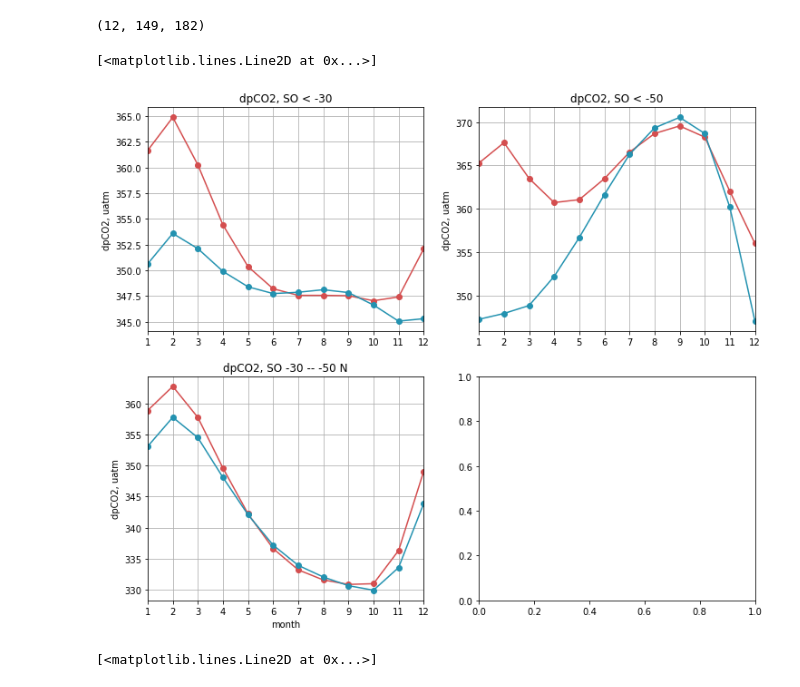
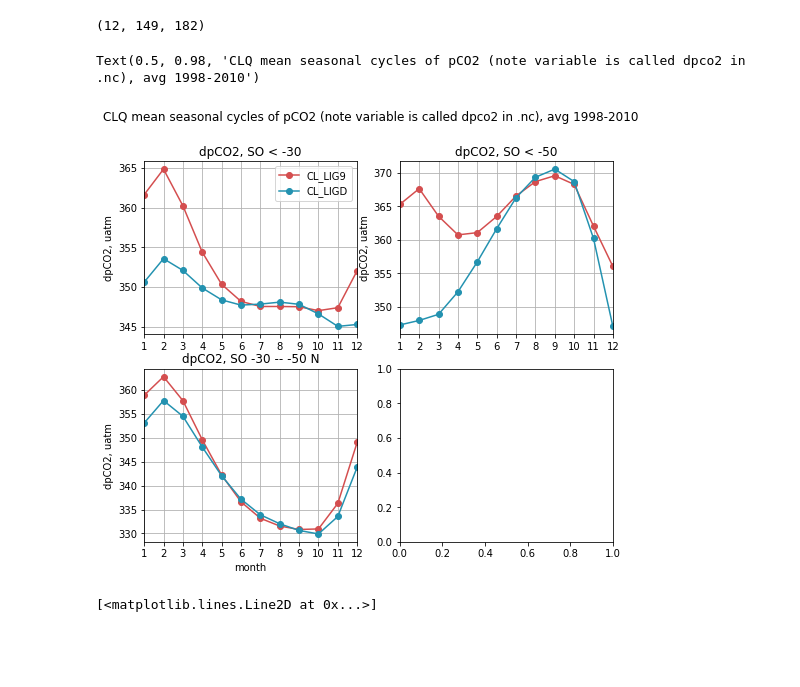
Before and after one commit to tjarnikova/SOZONE, a Jupyter notebook: SOpCO2Cycle/pco2_cycles.ipynb, the cells around one changed output. Saved outputs shown, nothing was run; the diff lists cells and outputs as text; code cells hidden in the pictures; blank space fills up the shorter version.

```diff
--- a/SOpCO2Cycle/pco2_cycles.ipynb
+++ b/SOpCO2Cycle/pco2_cycles.ipynb
@@ -524,7 +524,8 @@ for i in range(0,12):
 # %% [output]
 (12, 149, 182)
 # %%
-fig, axs = plt.subplots(2,2, figsize=(12, 10), facecolor='w', edgecolor='k')
+fact = 0.7
+fig, axs = plt.subplots(2,2, figsize=(12*fact, 10*fact), facecolor='w', edgecolor='k')
 axs = axs.ravel()
 tcm = cm.phase
 for p in range(0,3):
@@ -537,7 +538,7 @@ for p in range(0,3):
     axs[p].set_ylabel('dpCO2, uatm')
     axs[2].set_xlabel('month')
 
-v = 3
+v = 3; lab = 'CL_LIG9'
 z = xr.open_dataset('/gpfs/home/e415/scratch/TOM10_CL_LIG9/LIG9_dia2d_1998_2010_ave.nc')
 tpco2 = z['dpco2'].values
 LIG9_tpco2_extract_mean = np.zeros([3,12])
@@ -567,37 +568,42 @@ axs[1].plot(np.arange(1,13,1),LIG9_tpco2_extract_mean[1,:], marker = 'o', linest
 axs[2].plot(np.arange(1,13,1),LIG9_tpco2_extract_mean[2,:], marker = 'o', linestyle = '-',  color = tcm(1.*(v)/20), label = lab)
 
 
-v = 13
+v = 13; lab = 'CL_LIGD'
 z = xr.open_dataset('/gpfs/home/e415/scratch/TOM10_CL_LIGD/LIGD_dia2d_1998_2010_ave.nc')
 tpco2 = z['dpco2'].values
 LIGD_tpco2_extract_mean = np.zeros([3,12])
 
 thisone_30 = (tpco2[:,0:50,:])
 thisone_50 = (tpco2[:,0:37,:])
 thisone_3050 = (tpco2[:,37:50,:])
 
 tweights_30 = so_csize_broad[0,0:50,:]
 tweights_50 = so_csize_broad[0,0:37,:]
 tweights_3050 = so_csize_broad[0,37:50,:]
 
 for i in range(0,12):
     fxnl = np.where(~np.isnan(thisone_30[i,:,:]))
     t_30 = thisone_30[i,:,:]
     fxnl2 = np.where(~np.isnan(thisone_50[i,:,:]))
     t_50 = thisone_50[i,:,:]
     fxnl3 = np.where(~np.isnan(thisone_3050[i,:,:]))
     t_3050 = thisone_3050[i,:,:]
 
     LIGD_tpco2_extract_mean[0,i] = np.average(t_30[fxnl], weights = tweights_30[fxnl])
     LIGD_tpco2_extract_mean[1,i] = np.average(t_50[fxnl2], weights = tweights_50[fxnl2])
     LIGD_tpco2_extract_mean[2,i] = np.average(t_3050[fxnl3], weights = tweights_3050[fxnl3])
 
 axs[0].plot(np.arange(1,13,1),LIGD_tpco2_extract_mean[0,:], marker = 'o', linestyle = '-', color = tcm(1.*(v)/20), label = lab)
 axs[1].plot(np.arange(1,13,1),LIGD_tpco2_extract_mean[1,:], marker = 'o', linestyle = '-', color = tcm(1.*(v)/20), label = lab)
 axs[2].plot(np.arange(1,13,1),LIGD_tpco2_extract_mean[2,:], marker = 'o', linestyle = '-',  color = tcm(1.*(v)/20), label = lab)
+
+
+axs[0].legend()
+
+plt.suptitle('CLQ mean seasonal cycles of pCO2 (note variable is called dpco2 in .nc), avg 1998-2010')
 # %% [output]
-[<matplotlib.lines.Line2D at 0x...>]
+Text(0.5, 0.98, 'CLQ mean seasonal cycles of pCO2 (note variable is called dpco2 in .nc), avg 1998-2010')
-[figure, old version]
+[figure, new version]
 # %%
 plt.plot(np.arange(1,13,1),tpco2_extract_mean[1,:])
 # %% [output]
```
Also changed, not shown: 3 other files.
